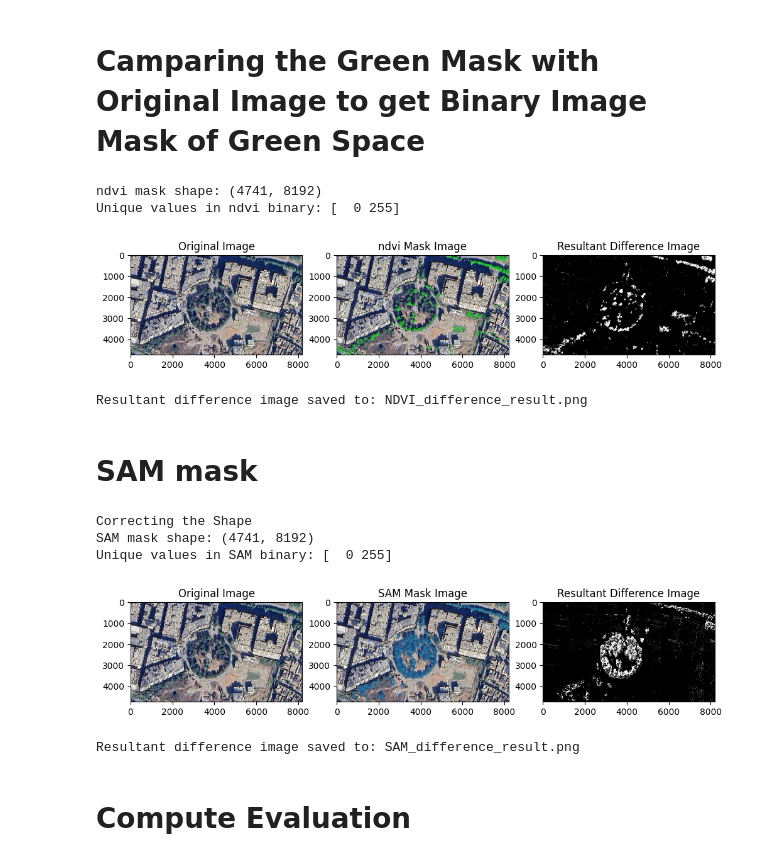
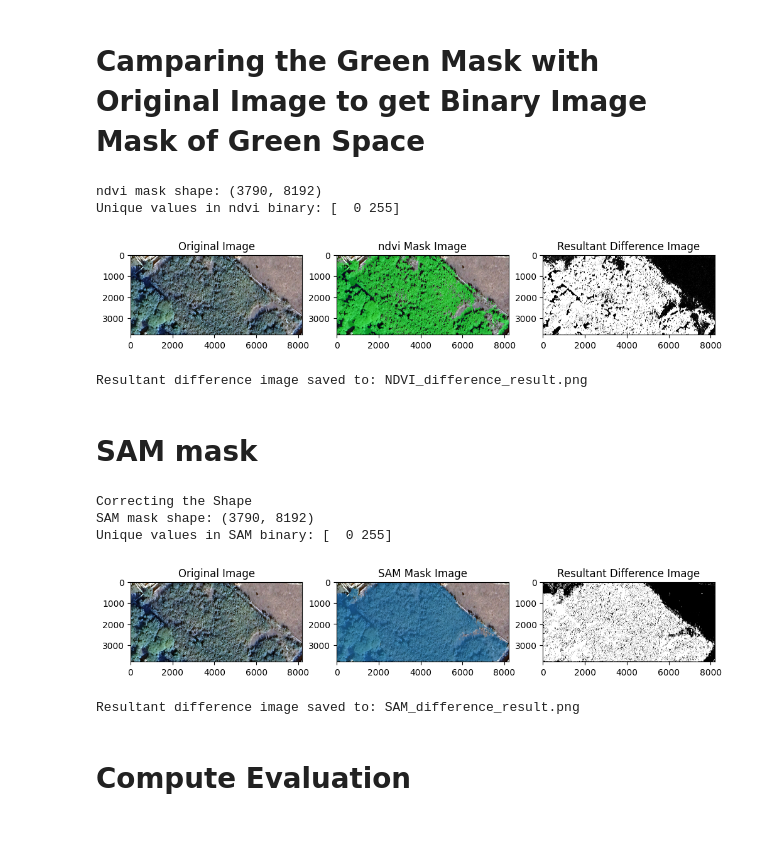
Before and after one commit to Faareh-Ahmed/Segment-Green-Spaces, a Jupyter notebook: Evaluation_Metrics.ipynb, the cells around one changed output. Saved outputs shown, nothing was run; the diff lists cells and outputs as text; code cells hidden in the pictures; blank space fills up the shorter version.

```diff
--- a/Evaluation_Metrics.ipynb
+++ b/Evaluation_Metrics.ipynb
@@ -360,7 +360,7 @@ from PIL import Image
 import matplotlib.pyplot as plt
 
 # Load images
-original_image_path = '/content/sample_data/1216.jpg'  # Path to raw image
+original_image_path = '/content/sample_data/105.jpg'  # Path to raw image
 ndvi_mask_image_path = '/content/mask_overlay.jpg'  # Path to SAM mask image
 
 # Load the images using PIL
@@ -388,56 +388,63 @@ if original_gray_array.shape != ndvi_mask_gray_array.shape:
 difference_image = np.abs(original_gray_array.astype(np.int16) - ndvi_mask_gray_array.astype(np.int16))
 
 # Threshold the difference to emphasize the extracted mask (e.g., a simple threshold of 50)
-threshold = 5
+threshold = 1
 ndvi_mask_difference = (difference_image > threshold).astype(np.uint8) * 255  # Convert to black and white
 
 print("ndvi mask shape:", ndvi_mask_difference.shape)
 print("Unique values in ndvi binary:", np.unique(ndvi_mask_difference))
 
 # Convert back to an image format
 result_image = Image.fromarray(ndvi_mask_difference)
 
 # Save the resultant image (optional)
 result_image_path = 'NDVI_difference_result.png'
 result_image.save(result_image_path)
 
 # Display the images
 plt.figure(figsize=(12, 6))
 
 plt.subplot(1, 3, 1)
 plt.imshow(original_image)
 plt.title("Original Image")
 
 plt.subplot(1, 3, 2)
 plt.imshow(ndvi_mask_image)
 plt.title("ndvi Mask Image")
 
 plt.subplot(1, 3, 3)
 plt.imshow(ndvi_mask_difference, cmap='gray')
 plt.title("Resultant Difference Image")
 
 plt.show()
 
 print(f"Resultant difference image saved to: {result_image_path}")
 # %% [output]
-ndvi mask shape: (4741, 8192)
+ndvi mask shape: (3790, 8192)
 Unique values in ndvi binary: [  0 255]
-[figure, old version]
+[figure, new version]
 Resultant difference image saved to: NDVI_difference_result.png
 # %% [markdown]
 # SAM mask
 # %%
 import numpy as np
-from PIL import Image
+from PIL import Image, ImageFile
 import matplotlib.pyplot as plt
 
 # Load images
-original_image_path = '/content/sample_data/1216.jpg'  # Path to raw image
-sam_mask_image_path = '/content/sample_data/1216_Mask_heira_base_plus.png'  # Path to SAM mask image
+original_image_path = '/content/sample_data/105.jpg'  # Path to raw image
+sam_mask_image_path = '/content/sample_data/105_Mask.png'  # Path to SAM mask image
 
-# Load the images using PIL
-original_image = Image.open(original_image_path).convert("RGB")  # Convert to RGB
-sam_mask_image = Image.open(sam_mask_image_path).convert("RGB")  # Convert to RGB
+# Handle truncated image files
+ImageFile.LOAD_TRUNCATED_IMAGES = True
+
+# Load images
+try:
+    original_image = Image.open(original_image_path).convert("RGB")
+    sam_mask_image = Image.open(sam_mask_image_path).convert("RGB")
+except OSError as e:
+    print(f"Error loading images: {e}")
+    raise
 
 # Convert to numpy arrays for processing
 original_image_array = np.array(original_image)
@@ -457,17 +464,18 @@ if original_gray_array.shape != sam_mask_gray_array.shape:
     sam_mask_gray_array = np.array(Image.fromarray(sam_mask_gray_array).resize((original_gray_array.shape[1], original_gray_array.shape[0]), Image.NEAREST))
 
 # Compute the absolute difference between the two grayscale images
-difference_image = np.abs(original_gray_array.astype(np.int16) - sam_mask_gray_array.astype(np.int16))
+difference_image = np.abs(original_gray_array.astype(np.int8) - sam_mask_gray_array.astype(np.int8))
 
 # Threshold the difference to emphasize the extracted mask (e.g., a simple threshold of 50)
-threshold = 20
+threshold = 3
 SAM_mask_difference = (difference_image > threshold).astype(np.uint8) * 255  # Convert to black and white
 
+# SAM_mask_difference=difference_image
 print("SAM mask shape:", SAM_mask_difference.shape)
 print("Unique values in SAM binary:", np.unique(SAM_mask_difference))
 
 # Convert back to an image format
-result_image = Image.fromarray(SAM_mask_difference)
+result_image = Image.fromarray(SAM_mask_difference).convert("L")  # Ensure grayscale (L mode)
 
 # Save the resultant image (optional)
 result_image_path = 'SAM_difference_result.png'
@@ -493,9 +501,9 @@ plt.show()
 print(f"Resultant difference image saved to: {result_image_path}")
 # %% [output]
 Correcting the Shape
-SAM mask shape: (4741, 8192)
+SAM mask shape: (3790, 8192)
 Unique values in SAM binary: [  0 255]
-[figure, old version]
+[figure, new version]
 Resultant difference image saved to: SAM_difference_result.png
 # %% [markdown]
 # Compute Evaluation
```
Also changed, not shown: parts of 2 cells of this notebook.
